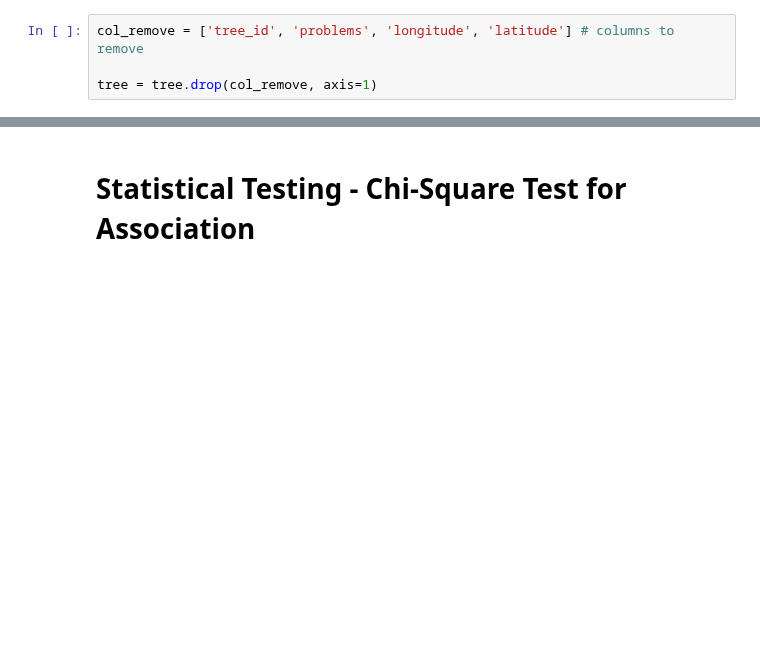
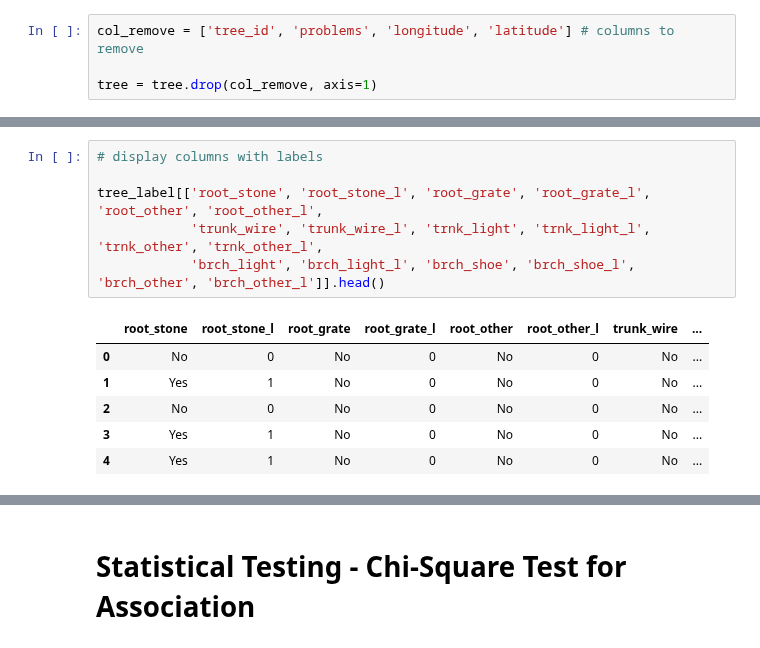
Before and after one commit to annasophiat/tree-health-census, a Jupyter notebook: tree_census_statistical_analysis.ipynb, the cells around one changed output, grey strips where cells are left out. Drawn from its saved outputs; the diff is of its cells as text; blank space fills up the shorter version.

```diff
--- a/tree_census_statistical_analysis.ipynb
+++ b/tree_census_statistical_analysis.ipynb
@@ -80,0 +103,13 @@ tree.head()
+# %%
+# display columns with labels
+
+tree_label[['root_stone', 'root_stone_l', 'root_grate', 'root_grate_l', 'root_other', 'root_other_l',
+            'trunk_wire', 'trunk_wire_l', 'trnk_light', 'trnk_light_l', 'trnk_other', 'trnk_other_l',
+            'brch_light', 'brch_light_l', 'brch_shoe', 'brch_shoe_l', 'brch_other', 'brch_other_l']].head()
+# %% [output]
+|  | root_stone | root_stone_l | root_grate | root_grate_l | root_other | root_other_l | trunk_wire | ... |
+| 0 | No | 0 | No | 0 | No | 0 | No | ... |
+| 1 | Yes | 1 | No | 0 | No | 0 | No | ... |
+| 2 | No | 0 | No | 0 | No | 0 | No | ... |
+| 3 | Yes | 1 | No | 0 | No | 0 | No | ... |
+| 4 | Yes | 1 | No | 0 | No | 0 | No | ... |
```
Also changed, not shown: parts of 48 cells of this notebook.
